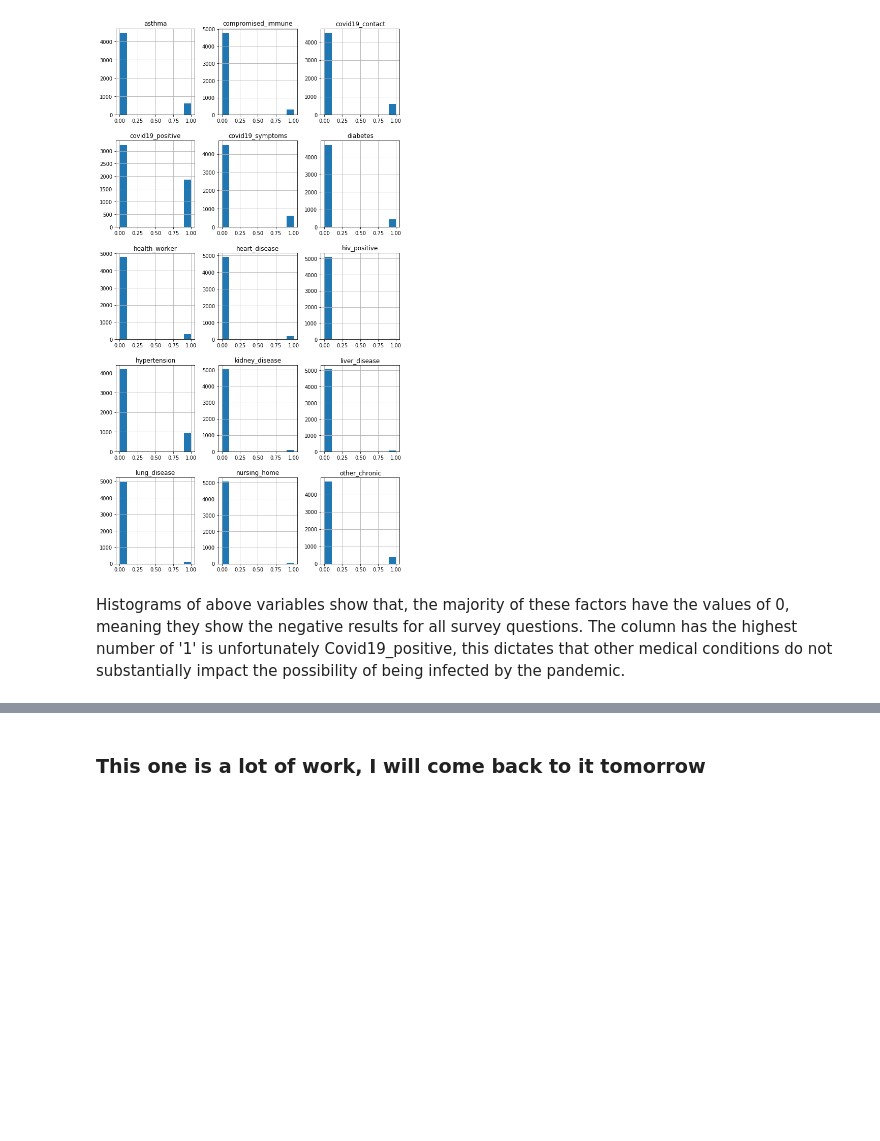
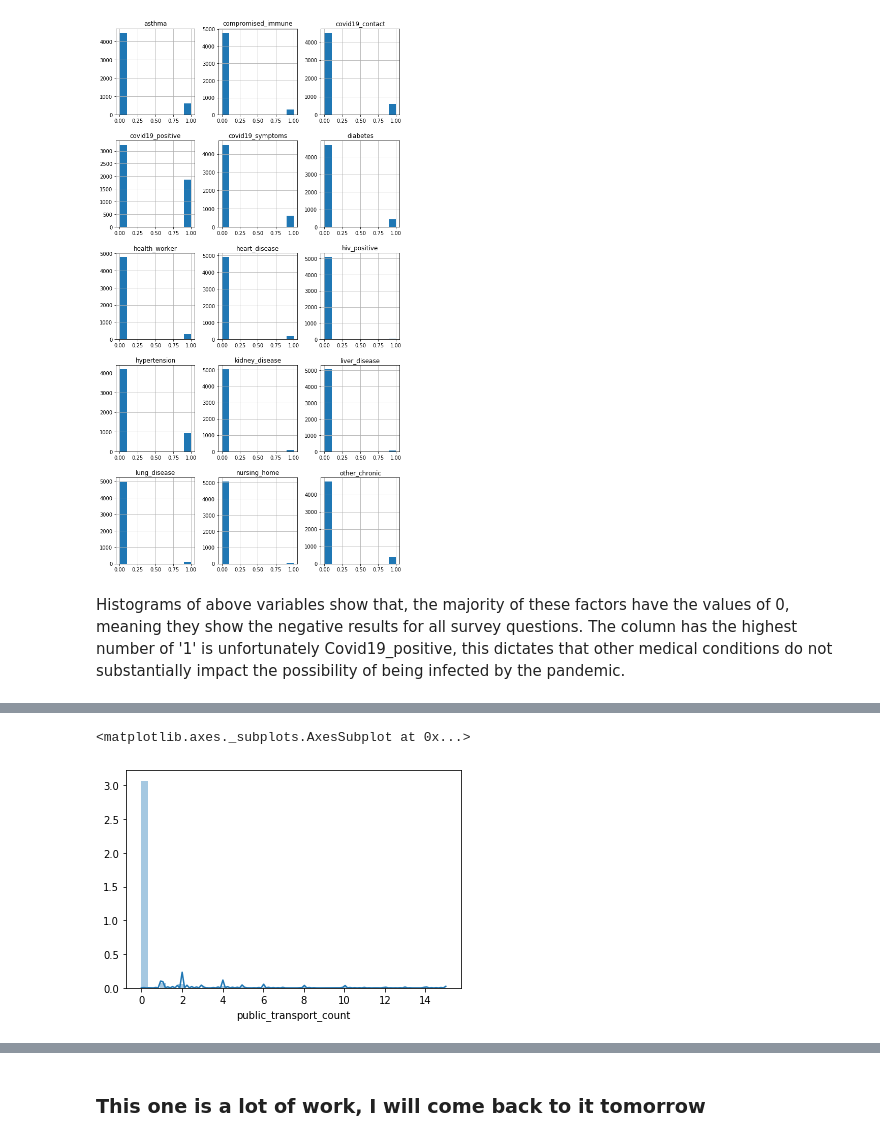
Before and after one commit to thanh31596/ds_covid_proj, a Jupyter notebook: covid_explore.ipynb, the cells around one changed output, grey strips where cells are left out. Drawn from its saved outputs; the diff is of its cells as text; code cells hidden in the pictures; blank space fills up the shorter version.

```diff
--- a/covid_explore.ipynb
+++ b/covid_explore.ipynb
@@ -423,0 +423,5 @@ ax = sns.stripplot(x="contacts_count", y="sex", data=df)
+# %%
+sns.distplot(df['public_transport_count'])
+# %% [output]
+<matplotlib.axes._subplots.AxesSubplot at 0x...>
+[figure, added]
```
Also changed, not shown: parts of 61 cells of this notebook.
